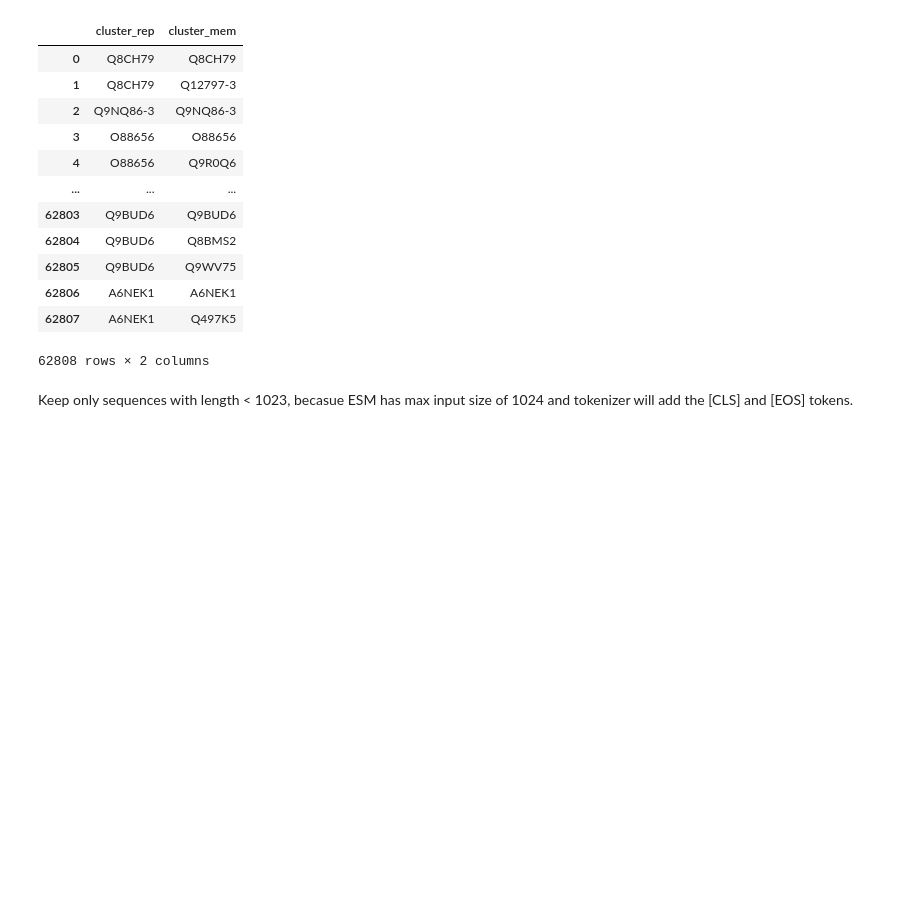
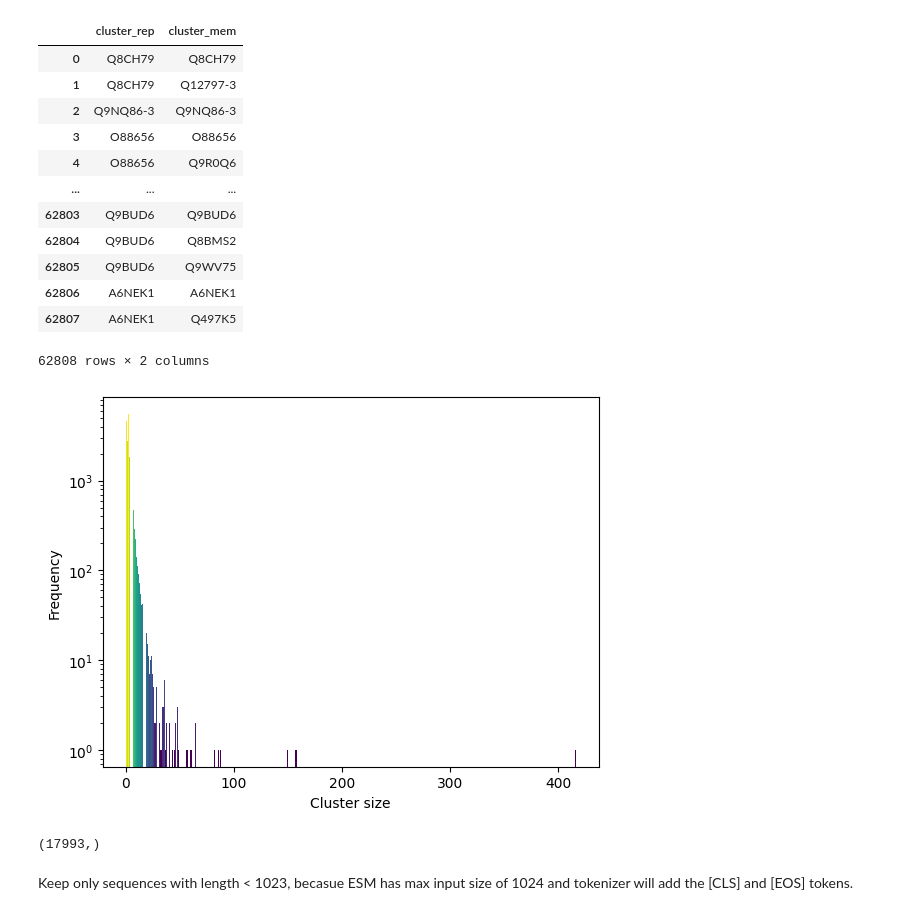
Before and after one commit to nexuso1/bio-research, a Jupyter notebook: notebooks/dataset_preparation.ipynb, the cells around one changed output. Saved outputs shown, nothing was run; the diff lists cells and outputs as text; code cells hidden in the pictures; blank space fills up the shorter version.

```diff
--- a/notebooks/dataset_preparation.ipynb
+++ b/notebooks/dataset_preparation.ipynb
@@ -72,6 +72,30 @@ clusters
 | 62806 | A6NEK1 | A6NEK1 |
 | 62807 | A6NEK1 | Q497K5 |
 62808 rows × 2 columns
+# %%
+import matplotlib.pyplot as plt
+from matplotlib import colormaps
+import numpy as np
+
+cmap = colormaps['viridis']
+counts = np.bincount(clusters.groupby('cluster_rep').count()['cluster_mem'])
+colors = np.zeros_like(counts, np.float32)
+mask = counts > 0
+nonzero = counts[mask]
+nonzero = np.log(nonzero) / np.log(nonzero).max()
+colors[mask] = nonzero
+colors = cmap(colors)
+plt.bar(np.arange(len(counts)), counts, label='Cluster sizes, sensitivity = 0.3', color=colors)
+plt.xlabel('Cluster size')
+plt.ylabel('Frequency')
+plt.yscale('log')
+plt.show()
+# %% [output]
+[figure, added]
+# %%
+clusters['cluster_rep'].unique().shape
+# %% [output]
+(17993,)
 # %%
 joined = prot_info.join(clusters.set_index('cluster_mem'), on='id', how='left').drop_duplicates('id')
 # %% [markdown]
```
Also changed, not shown: parts of 2 cells of this notebook, 1 other file.
